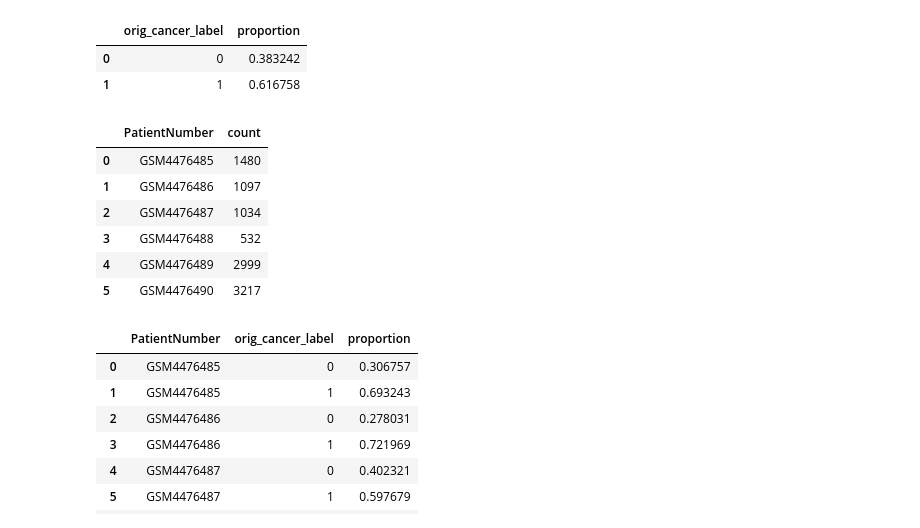
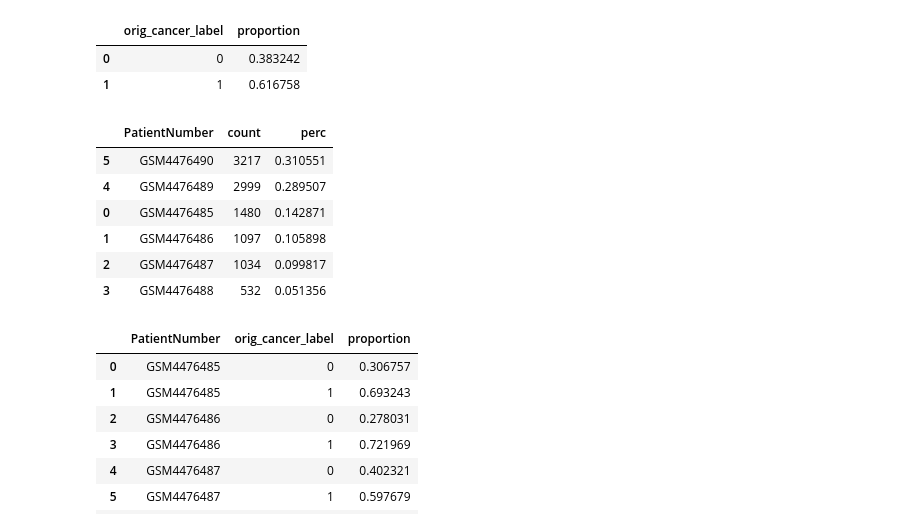
Before and after one commit to b-richins92/Cancer_Prediction_10x, a Jupyter notebook: 0_create_datasets_stats.ipynb, the cells around one changed output. Saved outputs shown, nothing was run; the diff lists cells and outputs as text; code cells hidden in the pictures.

```diff
--- a/0_create_datasets_stats.ipynb
+++ b/0_create_datasets_stats.ipynb
@@ -183,15 +219,18 @@ adata_val.obs['orig_cancer_label'].value_counts('orig_cancer_label', ascending =
 # %%
 # Show breakdown of number of cells and % cancer by patient
 adata_val.obs['PatientNumber'] = adata_val.obs['PatientNumber'].astype(str)
-adata_val.obs.groupby('PatientNumber')['PatientNumber'].value_counts().reset_index()
+adata_val_grp_counts = adata_val.obs.groupby('PatientNumber')['PatientNumber'].value_counts().reset_index()
+adata_val_grp_counts['perc'] = adata_val_grp_counts['count']/adata_val_grp_counts['count'].sum()
+adata_val_grp_counts = adata_val_grp_counts.sort_values('perc', ascending = False)
+adata_val_grp_counts
 # %% [output]
-|  | PatientNumber | count |
-| 0 | GSM4476485 | 1480 |
-| 1 | GSM4476486 | 1097 |
-| 2 | GSM4476487 | 1034 |
-| 3 | GSM4476488 | 532 |
-| 4 | GSM4476489 | 2999 |
-| 5 | GSM4476490 | 3217 |
+|  | PatientNumber | count | perc |
+| 5 | GSM4476490 | 3217 | 0.310551 |
+| 4 | GSM4476489 | 2999 | 0.289507 |
+| 0 | GSM4476485 | 1480 | 0.142871 |
+| 1 | GSM4476486 | 1097 | 0.105898 |
+| 2 | GSM4476487 | 1034 | 0.099817 |
+| 3 | GSM4476488 | 532 | 0.051356 |
 # %%
 # Get % cancer breakdown by patient
 adata_val.obs.groupby('PatientNumber')['orig_cancer_label'].value_counts('orig_cancer_label', sort = False).reset_index()
```
Also changed, not shown: parts of 15 cells of this notebook.
